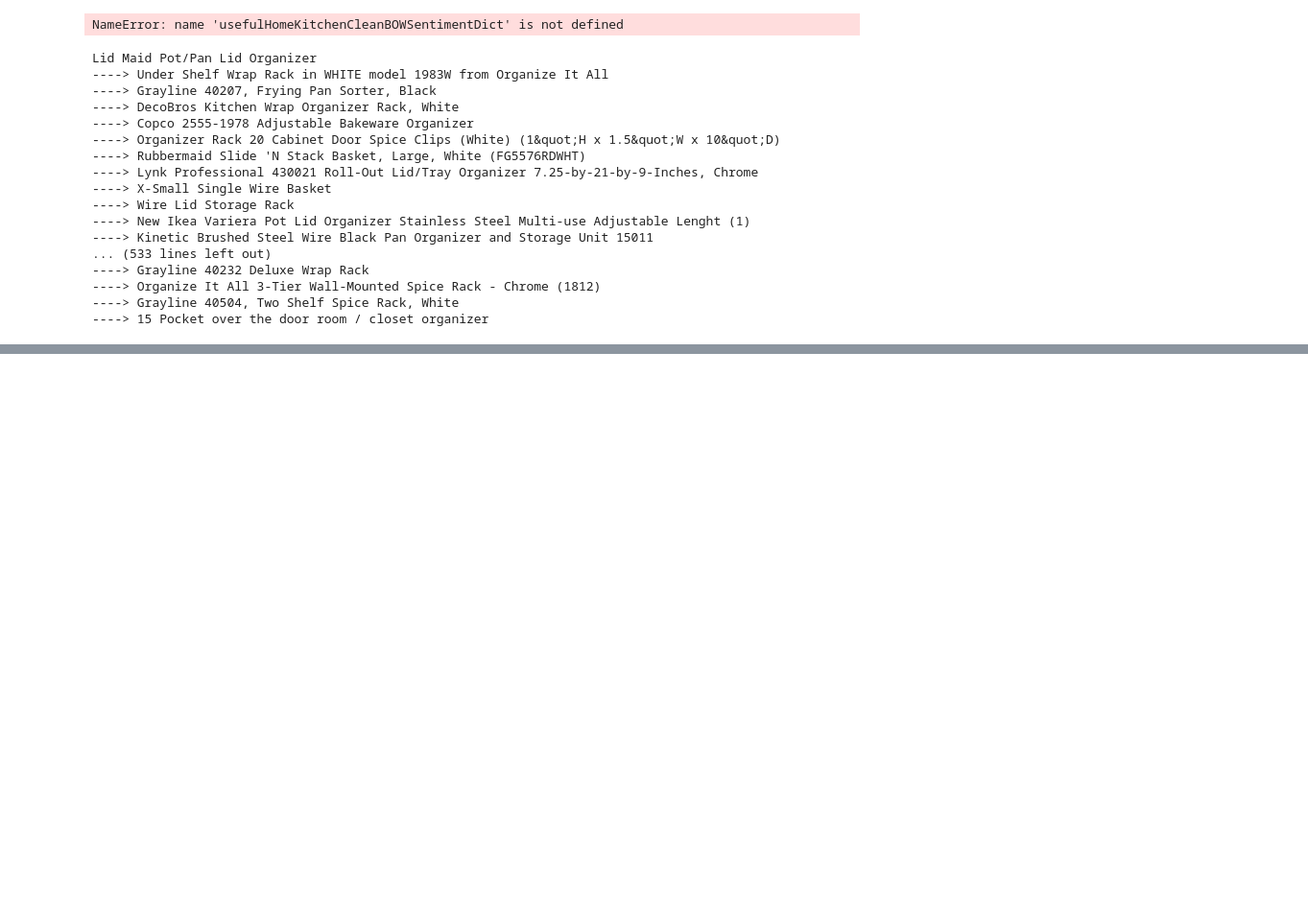
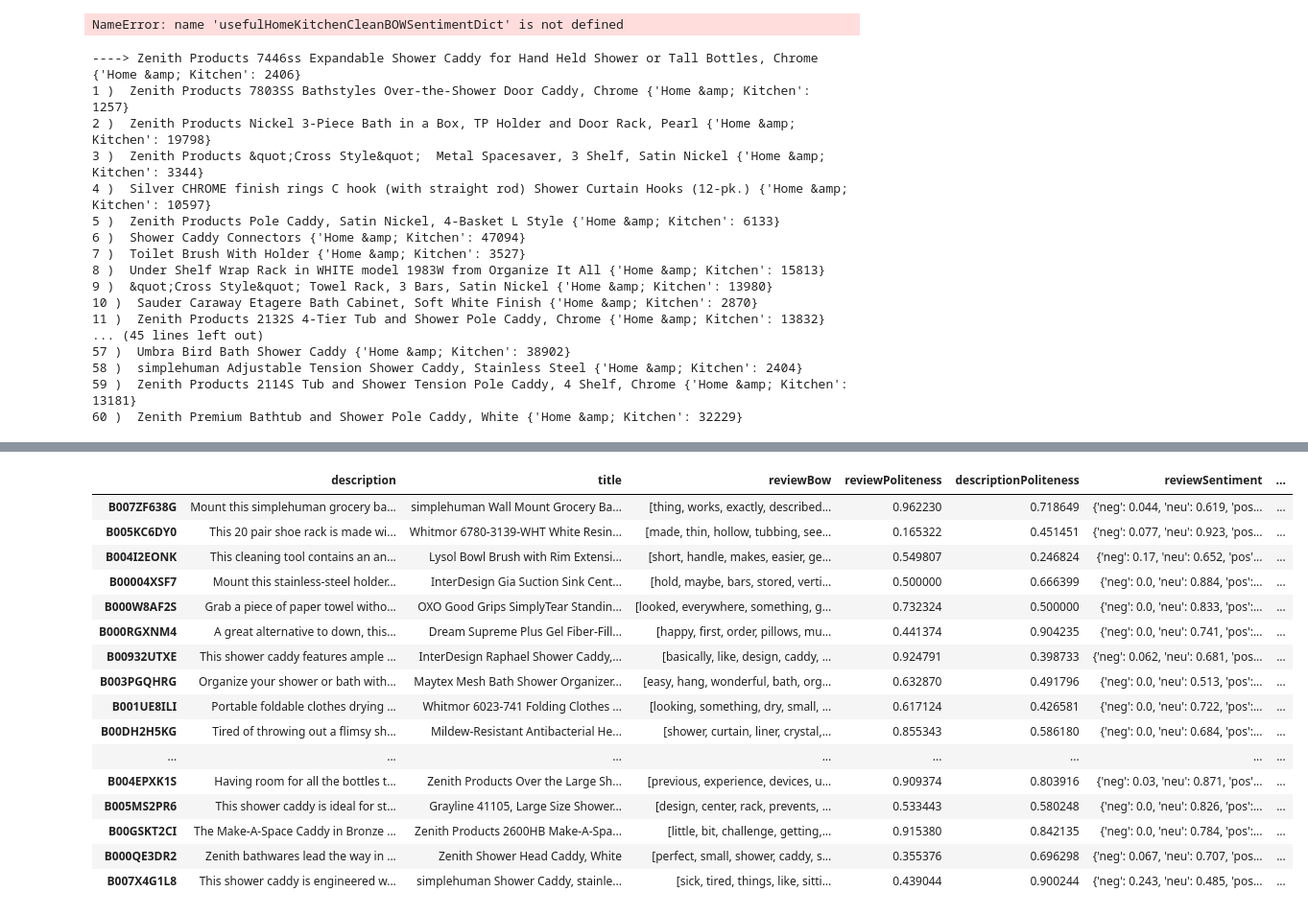
Before and after one commit to Aparna-Gupta/amazon_yolo, a Jupyter notebook: EDAViz.ipynb, the cells around one changed output, grey strips where cells are left out. Shown at 96% size. Saved outputs shown, nothing was run; the diff lists cells and outputs as text; code cells hidden in the pictures; blank space fills up the shorter version.

```diff
--- a/EDAViz.ipynb
+++ b/EDAViz.ipynb
@@ -234,28 +234,34 @@ for asin in cleanAsinSimilarProductsPriceBrandImageDict:
 json_data=open('./out/HomeKitchenCleanBOWSentimentPolitenessDict.json').read()
 HomeKitchenCleanBOWSentimentPolitenessDict = json.loads(json_data)
 # %%
-for asin in goodAsins:
-    print(HomeKitchenCleanBOWSentimentPolitenessDict[asin]['title'])
-    for asin2 in cleanAsinSimilarProductsPriceBrandImageDict[asin]["similar"]:
-        print("---->",HomeKitchenCleanBOWSentimentPolitenessDict[asin2]['title'])
+sample = []
+
+asin = goodAsins[0]
+sample.append(asin)
+print("---->",HomeKitchenCleanBOWSentimentPolitenessDict[asin]['title'],HomeKitchenCleanBOWSentimentPolitenessDict[asin]['salesRank'])
+i = 0
+for asin2 in cleanAsinSimilarProductsPriceBrandImageDict[asin]["similar"]:
+    sample.append(asin2)
+    i += 1
+    print(i,") ",HomeKitchenCleanBOWSentimentPolitenessDict[asin2]['title'],HomeKitchenCleanBOWSentimentPolitenessDict[asin2]['salesRank'])
 # %% [output]
-Lid Maid Pot/Pan Lid Organizer
-----> Under Shelf Wrap Rack in WHITE model 1983W from Organize It All
-----> Grayline 40207, Frying Pan Sorter, Black
-----> DecoBros Kitchen Wrap Organizer Rack, White
-----> Copco 2555-1978 Adjustable Bakeware Organizer
-----> Organizer Rack 20 Cabinet Door Spice Clips (White) (1&quot;H x 1.5&quot;W x 10&quot;D)
-----> Rubbermaid Slide 'N Stack Basket, Large, White (FG5576RDWHT)
-----> Lynk Professional 430021 Roll-Out Lid/Tray Organizer 7.25-by-21-by-9-Inches, Chrome
-----> X-Small Single Wire Basket
-----> Wire Lid Storage Rack
-----> New Ikea Variera Pot Lid Organizer Stainless Steel Multi-use Adjustable Lenght (1)
-----> Kinetic Brushed Steel Wire Black Pan Organizer and Storage Unit 15011
-... (533 lines left out)
-----> Grayline 40232 Deluxe Wrap Rack
-----> Organize It All 3-Tier Wall-Mounted Spice Rack - Chrome (1812)
-----> Grayline 40504, Two Shelf Spice Rack, White
-----> 15 Pocket over the door room / closet organizer
+----> Zenith Products 7446ss Expandable Shower Caddy for Hand Held Shower or Tall Bottles, Chrome {'Home &amp; Kitchen': 2406}
+1 )  Zenith Products 7803SS Bathstyles Over-the-Shower Door Caddy, Chrome {'Home &amp; Kitchen': 1257}
+2 )  Zenith Products Nickel 3-Piece Bath in a Box, TP Holder and Door Rack, Pearl {'Home &amp; Kitchen': 19798}
+3 )  Zenith Products &quot;Cross Style&quot;  Metal Spacesaver, 3 Shelf, Satin Nickel {'Home &amp; Kitchen': 3344}
+4 )  Silver CHROME finish rings C hook (with straight rod) Shower Curtain Hooks (12-pk.) {'Home &amp; Kitchen': 10597}
+5 )  Zenith Products Pole Caddy, Satin Nickel, 4-Basket L Style {'Home &amp; Kitchen': 6133}
+6 )  Shower Caddy Connectors {'Home &amp; Kitchen': 47094}
+7 )  Toilet Brush With Holder {'Home &amp; Kitchen': 3527}
+8 )  Under Shelf Wrap Rack in WHITE model 1983W from Organize It All {'Home &amp; Kitchen': 15813}
+9 )  &quot;Cross Style&quot; Towel Rack, 3 Bars, Satin Nickel {'Home &amp; Kitchen': 13980}
+10 )  Sauder Caraway Etagere Bath Cabinet, Soft White Finish {'Home &amp; Kitchen': 2870}
+11 )  Zenith Products 2132S 4-Tier Tub and Shower Pole Caddy, Chrome {'Home &amp; Kitchen': 13832}
+... (45 lines left out)
+57 )  Umbra Bird Bath Shower Caddy {'Home &amp; Kitchen': 38902}
+58 )  simplehuman Adjustable Tension Shower Caddy, Stainless Steel {'Home &amp; Kitchen': 2404}
+59 )  Zenith Products 2114S Tub and Shower Tension Pole Caddy, 4 Shelf, Chrome {'Home &amp; Kitchen': 13181}
+60 )  Zenith Premium Bathtub and Shower Pole Caddy, White {'Home &amp; Kitchen': 32229}
 # %%
 similarProductsListLengths = []
 similarProductsListLengthFreqs = []
@@ -276,3 +282,31 @@ data = [
 iplot(data)
 # %% [output]
 [interactive output not drawn]
+# %%
+sampleDict = {}
+for asin in sample:
+    sampleDict[asin] = HomeKitchenCleanBOWSentimentPolitenessDict[asin]
+    sampleDict[asin]['SR'] = HomeKitchenCleanBOWSentimentPolitenessDict[asin]['salesRank']['Home &amp; Kitchen']
+# %%
+import pandas as pd
+sampleDf = pd.DataFrame.from_dict(sampleDict, orient='index')
+# %%
+sampleDf.sort_values(by=['SR'])
+# %% [output]
+|  | description | title | reviewBow | reviewPoliteness | descriptionPoliteness | reviewSentiment | ... |
+| B007ZF638G | Mount this simplehuman grocery ba... | simplehuman Wall Mount Grocery Ba... | [thing, works, exactly, described... | 0.962230 | 0.718649 | {'neg': 0.044, 'neu': 0.619, 'pos... | ... |
+| B005KC6DY0 | This 20 pair shoe rack is made wi... | Whitmor 6780-3139-WHT White Resin... | [made, thin, hollow, tubbing, see... | 0.165322 | 0.451451 | {'neg': 0.077, 'neu': 0.923, 'pos... | ... |
+| B004I2EONK | This cleaning tool contains an an... | Lysol Bowl Brush with Rim Extensi... | [short, handle, makes, easier, ge... | 0.549807 | 0.246824 | {'neg': 0.17, 'neu': 0.652, 'pos'... | ... |
+| B00004XSF7 | Mount this stainless-steel holder... | InterDesign Gia Suction Sink Cent... | [hold, maybe, bars, stored, verti... | 0.500000 | 0.666399 | {'neg': 0.0, 'neu': 0.884, 'pos':... | ... |
+| B000W8AF2S | Grab a piece of paper towel witho... | OXO Good Grips SimplyTear Standin... | [looked, everywhere, something, g... | 0.732324 | 0.500000 | {'neg': 0.0, 'neu': 0.833, 'pos':... | ... |
+| B000RGXNM4 | A great alternative to down, this... | Dream Supreme Plus Gel Fiber-Fill... | [happy, first, order, pillows, mu... | 0.441374 | 0.904235 | {'neg': 0.0, 'neu': 0.741, 'pos':... | ... |
+| B00932UTXE | This shower caddy features ample ... | InterDesign Raphael Shower Caddy,... | [basically, like, design, caddy, ... | 0.924791 | 0.398733 | {'neg': 0.062, 'neu': 0.681, 'pos... | ... |
+| B003PGQHRG | Organize your shower or bath with... | Maytex Mesh Bath Shower Organizer... | [easy, hang, wonderful, bath, org... | 0.632870 | 0.491796 | {'neg': 0.0, 'neu': 0.513, 'pos':... | ... |
+| B001UE8ILI | Portable foldable clothes drying ... | Whitmor 6023-741 Folding Clothes ... | [looking, something, dry, small, ... | 0.617124 | 0.426581 | {'neg': 0.0, 'neu': 0.722, 'pos':... | ... |
+| B00DH2H5KG | Tired of throwing out a flimsy sh... | Mildew-Resistant Antibacterial He... | [shower, curtain, liner, crystal,... | 0.855343 | 0.586180 | {'neg': 0.0, 'neu': 0.684, 'pos':... | ... |
+| ... | ... | ... | ... | ... | ... | ... | ... |
+| B004EPXK1S | Having room for all the bottles t... | Zenith Products Over the Large Sh... | [previous, experience, devices, u... | 0.909374 | 0.803916 | {'neg': 0.03, 'neu': 0.871, 'pos'... | ... |
+| B005MS2PR6 | This shower caddy is ideal for st... | Grayline 41105, Large Size Shower... | [design, center, rack, prevents, ... | 0.533443 | 0.580248 | {'neg': 0.0, 'neu': 0.826, 'pos':... | ... |
+| B00GSKT2CI | The Make-A-Space Caddy in Bronze ... | Zenith Products 2600HB Make-A-Spa... | [little, bit, challenge, getting,... | 0.915380 | 0.842135 | {'neg': 0.0, 'neu': 0.784, 'pos':... | ... |
+| B000QE3DR2 | Zenith bathwares lead the way in ... | Zenith Shower Head Caddy, White | [perfect, small, shower, caddy, s... | 0.355376 | 0.696298 | {'neg': 0.067, 'neu': 0.707, 'pos... | ... |
+| B007X4G1L8 | This shower caddy is engineered w... | simplehuman Shower Caddy, stainle... | [sick, tired, things, like, sitti... | 0.439044 | 0.900244 | {'neg': 0.243, 'neu': 0.485, 'pos... | ... |
```
Also changed, not shown: 2 other files.
